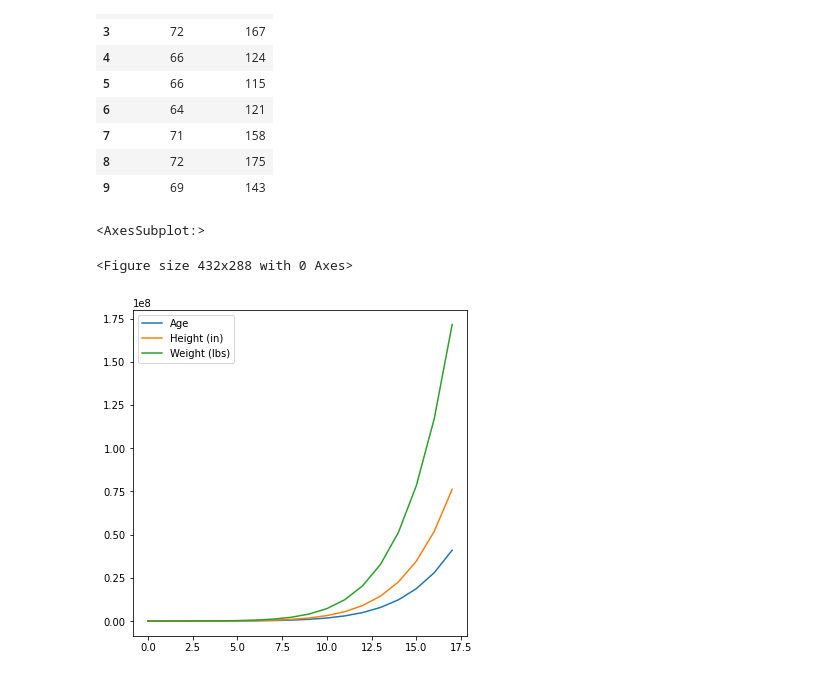
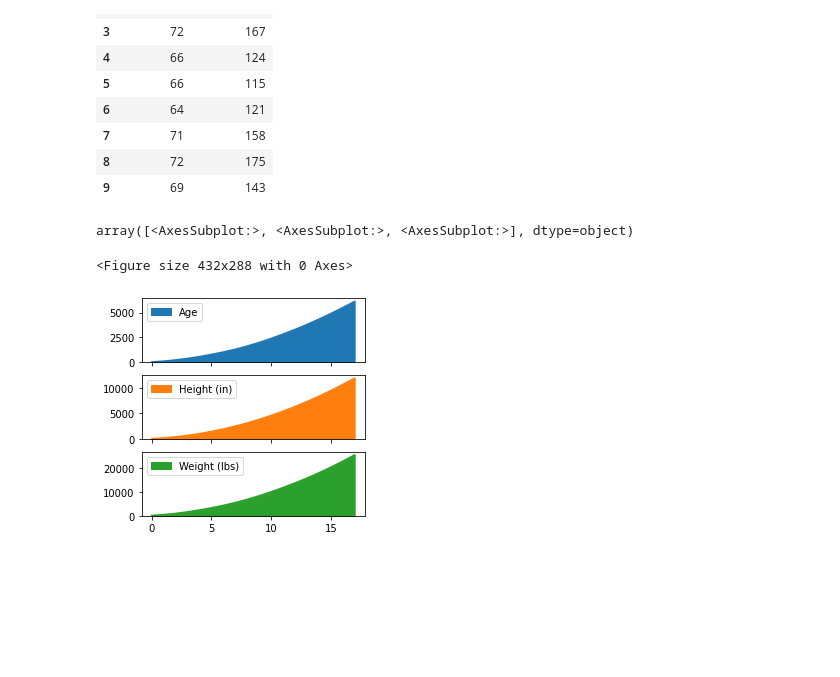
Before and after one commit to kernel-loophole/data-analysis-with-pandas, a Jupyter notebook: biostats.ipynb, the cells around one changed output. Cells and saved outputs as stored; diff of their text form; code cells hidden in the pictures; blank space fills up the shorter version.

```diff
--- a/biostats.ipynb
+++ b/biostats.ipynb
@@ -58,11 +58,11 @@ df.iloc[2:10,3:6]
 # %%
 df=df.cumsum()
 plt.figure()
-df.plot(figsize=(6,6))
+df.plot.area(figsize=(4,4),subplots=True)
 # %% [output]
-<AxesSubplot:>
+array([<AxesSubplot:>, <AxesSubplot:>, <AxesSubplot:>], dtype=object)
 <Figure size 432x288 with 0 Axes>
-[figure, old version]
+[figure, new version]
 # %%
 print(df["Age"].plot(kind="bar",figsize=(7,7),color="black",alpha=0.8))
 # %% [output]
```
Also changed, not shown: parts of 4 cells of this notebook.
